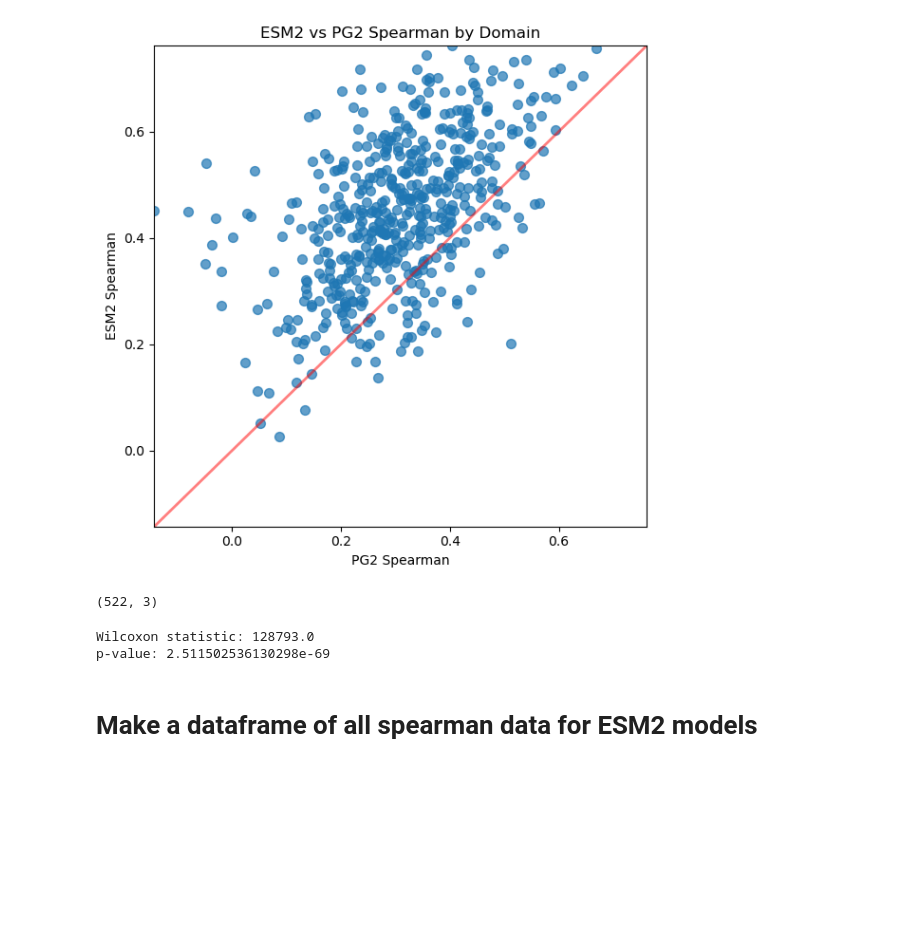
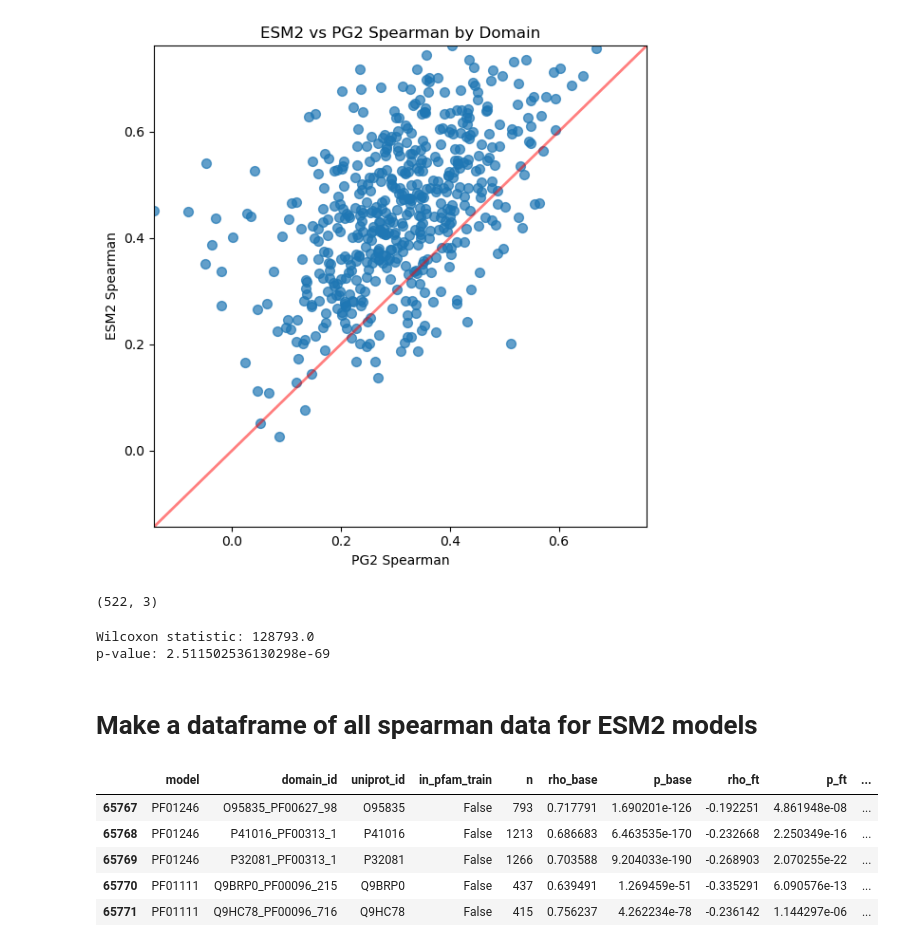
Before and after one commit to Hutch-Johnson/Protein-Language-Models, a Jupyter notebook: Stats_ESM2_PG2.ipynb, the cells around one changed output. Saved outputs shown, nothing was run; the diff lists cells and outputs as text; code cells hidden in the pictures; blank space fills up the shorter version.

```diff
--- a/Stats_ESM2_PG2.ipynb
+++ b/Stats_ESM2_PG2.ipynb
@@ -159,3 +159,14 @@ Wilcoxon statistic: 128793.0
 p-value: 2.511502536130298e-69
 # %% [markdown]
 # Make a dataframe of all spearman data for ESM2 models
+# %%
+df1 = pd.read_csv("/Users/johnhutchens/Desktop/Practicum/Data/ESM2_ESM2_ft_combined_sp_df.csv.gz")
+# %%
+df1.tail()
+# %% [output]
+|  | model | domain_id | uniprot_id | in_pfam_train | n | rho_base | p_base | rho_ft | p_ft | ... |
+| 65767 | PF01246 | O95835_PF00627_98 | O95835 | False | 793 | 0.717791 | 1.690201e-126 | -0.192251 | 4.861948e-08 | ... |
+| 65768 | PF01246 | P41016_PF00313_1 | P41016 | False | 1213 | 0.686683 | 6.463535e-170 | -0.232668 | 2.250349e-16 | ... |
+| 65769 | PF01246 | P32081_PF00313_1 | P32081 | False | 1266 | 0.703588 | 9.204033e-190 | -0.268903 | 2.070255e-22 | ... |
+| 65770 | PF01111 | Q9BRP0_PF00096_215 | Q9BRP0 | False | 437 | 0.639491 | 1.269459e-51 | -0.335291 | 6.090576e-13 | ... |
+| 65771 | PF01111 | Q9HC78_PF00096_716 | Q9HC78 | False | 415 | 0.756237 | 4.262234e-78 | -0.236142 | 1.144297e-06 | ... |
```
Also changed, not shown: parts of 9 cells of this notebook.
